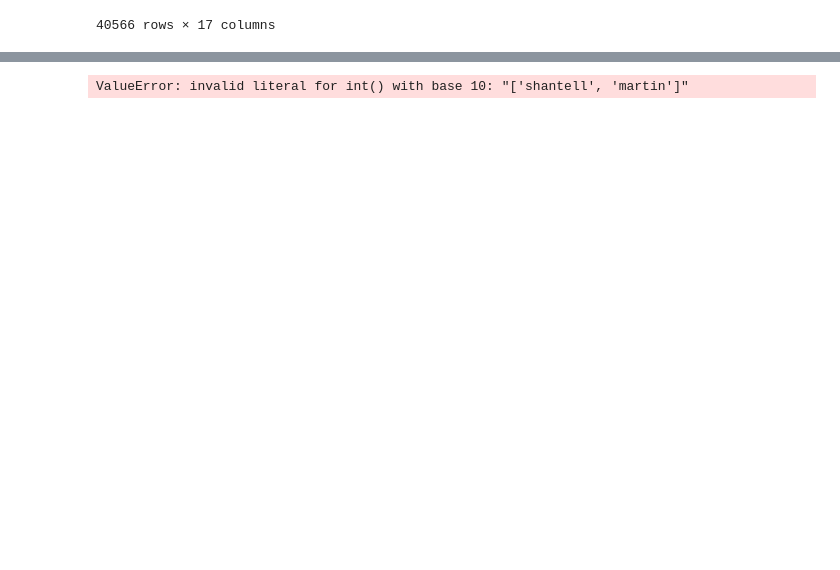
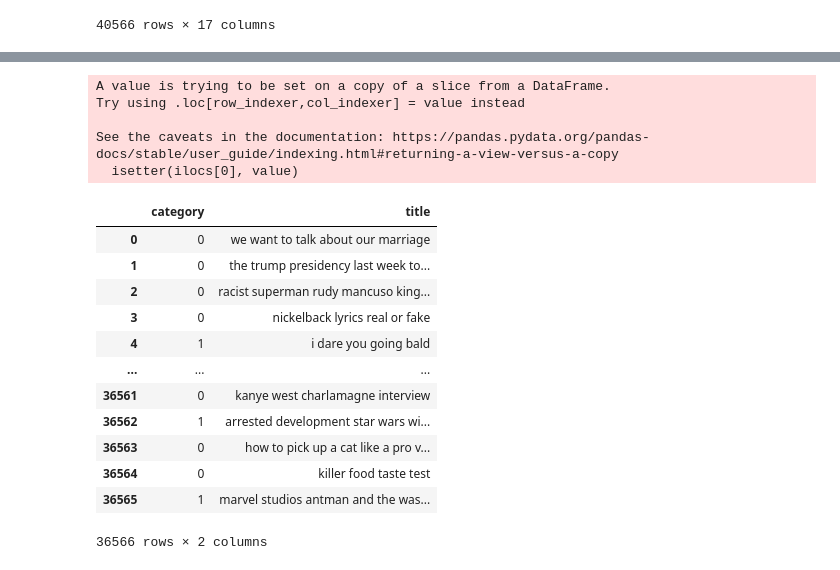
Before and after one commit to danielfeinblatt/Investigating-the-YouTube-Algorithm, a Jupyter notebook: Word Embedding Models.ipynb, the cells around one changed output, grey strips where cells are left out. Cells and saved outputs as stored; diff of their text form; code cells hidden in the pictures; blank space fills up the shorter version.

```diff
--- a/Word Embedding Models.ipynb
+++ b/Word Embedding Models.ipynb
@@ -85,3 +111,25 @@ testTags = tags[-4000:]
+# %%
+trainTitles.loc[:,'title'] = trainTitles.loc[:,'title'].apply(lambda x: " ".join(x))
+trainTitles
+# %% [output]
+A value is trying to be set on a copy of a slice from a DataFrame.
+Try using .loc[row_indexer,col_indexer] = value instead
+
+See the caveats in the documentation: https://pandas.pydata.org/pandas-docs/stable/user_guide/indexing.html#returning-a-view-versus-a-copy
+  isetter(ilocs[0], value)
+|  | category | title |
+| 0 | 0 | we want to talk about our marriage |
+| 1 | 0 | the trump presidency last week to... |
+| 2 | 0 | racist superman rudy mancuso king... |
+| 3 | 0 | nickelback lyrics real or fake |
+| 4 | 1 | i dare you going bald |
+| ... | ... | ... |
+| 36561 | 0 | kanye west charlamagne interview |
+| 36562 | 1 | arrested development star wars wi... |
+| 36563 | 0 | how to pick up a cat like a pro v... |
+| 36564 | 0 | killer food taste test |
+| 36565 | 1 | marvel studios antman and the was... |
+36566 rows × 2 columns
 # %%
 trainTags.to_csv('trainTags.csv', header=False, index=False)
 testTags.to_csv('testTags.csv', header=False, index=False)
@@ -97,7 +149,5 @@ vocab = torchtext.vocab.build_vocab_from_iterator(
     torchtext.datasets.text_classification._csv_iterator(trainTagsPath, ngrams))
 # %%
-train_data, train_labels = torchtext.datasets.text_classification._create_data_from_iterator(
-        vocab, torchtext.datasets.text_classification._csv_iterator(trainTagsPath, ngrams, yield_cls=True), False)
+trainDataTags, trainLabelsTags = torchtext.datasets.text_classification._create_data_from_iterator(
+        vocabTags, torchtext.datasets.text_classification._csv_iterator(trainTagsPath, ngrams, yield_cls=True), False)
-# %% [output]
-ValueError: invalid literal for int() with base 10: "['shantell', 'martin']"
 # %%
```
Also changed, not shown: parts of 21 cells of this notebook.
